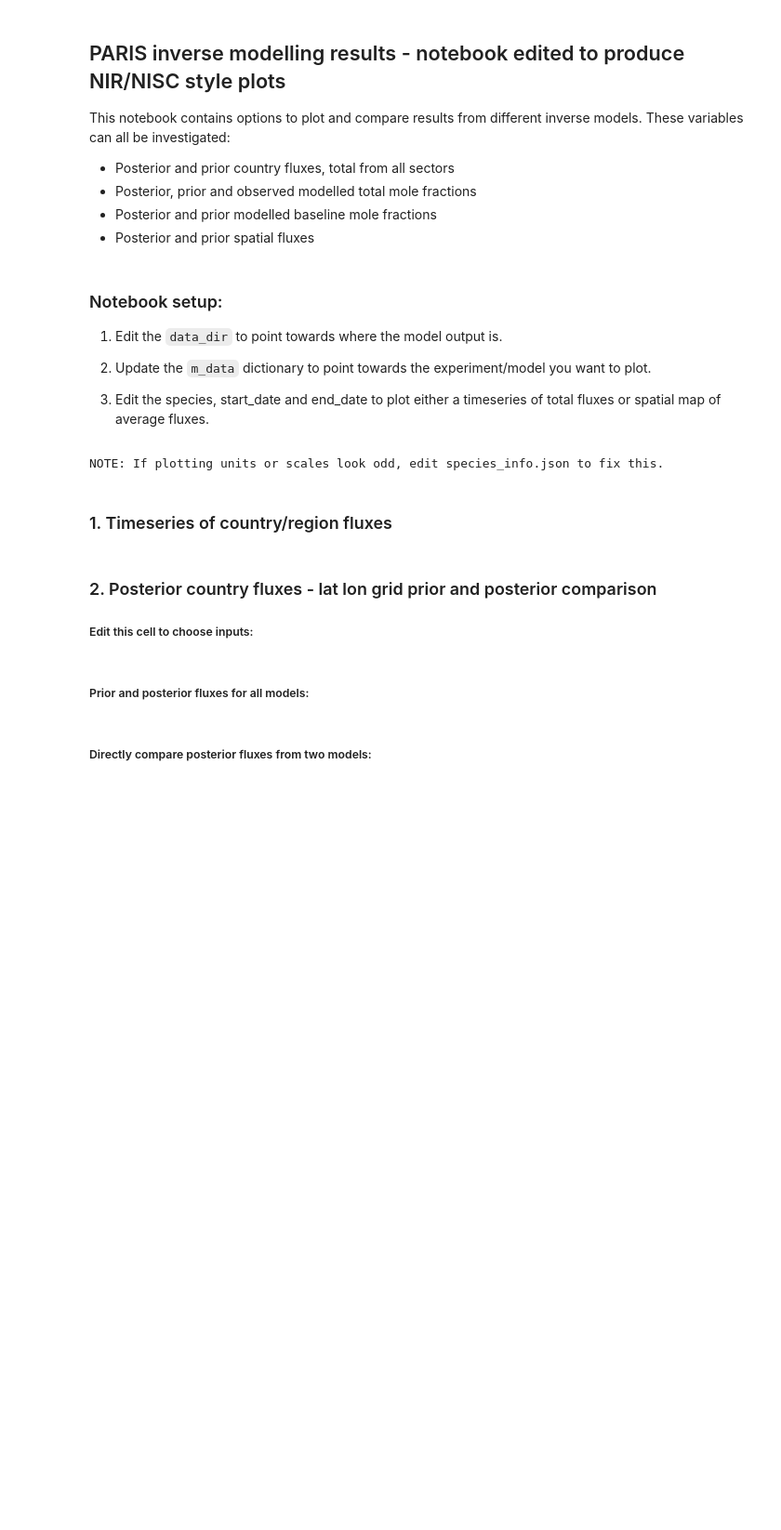
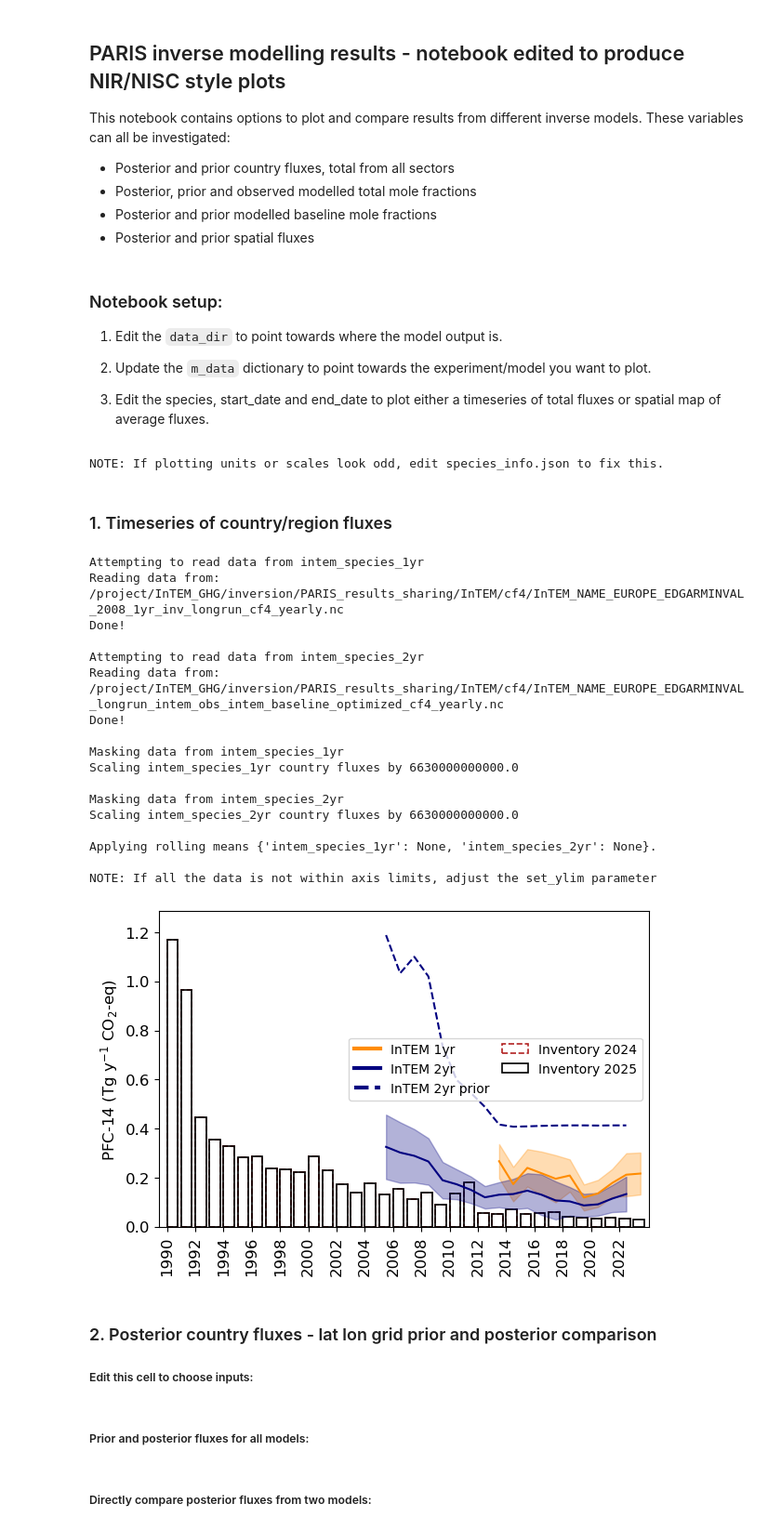
Before and after one commit to openghg/fluxie, a Jupyter notebook: PARIS_inversion_results_NISC.ipynb, the cells around one changed output. Shown: that part at 93% size. Drawn from its saved outputs; the diff is of its cells as text; code cells hidden in the pictures; blank space fills up the shorter version.

Commit message:
added back in option to plot prior mean

```diff
--- a/PARIS_inversion_results_NISC.ipynb
+++ b/PARIS_inversion_results_NISC.ipynb
@@ -219,35 +219,55 @@ for species in species_all:
     inventory_years = ['2024','2025'] #If None, plots most recent. Or can choose list of years: ['2022','2023']. Uncertainties only plotted for most recent year.
     fix_y_axes = False #if True: all y axis limits are the same, if False: each y axis is relative to the data
                         #if a list of floats (e.g. [0,0.1]) applies these limit to all axes
+    plot_prior = [False,True] #if True, plots prior mean as a dashed line for all models, if list of [True,False] only plots prior for selected models
     add_prior_unc = False #if True: plots prior uncertainty as shaded area
     set_global_leg = False #If True, plots one single legend instead of one legend per subplot.
     country_codes_as_titles = False #If True, lists 3-letter country codes under region names in subplot titles
     skip_country_title = True
     plot_separate = True #If True, includes all model results as separate lines
     plot_combined = False #If True, combined results, averaged from all models
     resample = None #If None, no resample is done. Else resample the data to the given period (options 'year' and 'season' for yearly and seasonal averages)
     resample_uncert_correlation = False #If True, uses mean uncertainty during resampling, if False, recalculates uncertainty assuming no correlation
     plot_resample_and_original = False #If True, plots both the resampled and original data
     period_override = None #use to override standard inversion periods, must be a list the same length as models, e.g. ['monthly','yearly']
     plot_grid = False #If True, includes background light grey gridlines
     nir_style_plot = True
     rolling_mean = [None,None] #If None, does not average results. If set to a number or a list of numbers, a rolling mean will be applied over this many periods (e.g. 3)
     ###################################
 
     fig = func.plot_country_flux(ds_all_flux_scaled,species,regions,
                                 s_data,m_data,model_colors,start_date,end_date,ppt_mode,scale_co2eq,
-                                plot_inventory,inventory_years,data_dir,fix_y_axes,
+                                plot_inventory,inventory_years,data_dir,fix_y_axes,plot_prior,
                                 add_prior_unc,set_global_leg,country_codes_as_titles=country_codes_as_titles,
                                 skip_country_title=skip_country_title,
                                 plot_separate=plot_separate,plot_combined=plot_combined,
                                 resample=resample,resample_uncert_correlation=resample_uncert_correlation,
                                 plot_resample_and_original=plot_resample_and_original,
                                 period_override=period_override,
                                 plot_grid=plot_grid,inventory_start_date=inventory_start_date,
                                 nir_style_plot=nir_style_plot,rolling_mean=rolling_mean)
 
     if save == True:
         fig.savefig(output_path,bbox_inches='tight',pad_inches=0.2,dpi=300)
+# %% [output]
+Attempting to read data from intem_species_1yr
+Reading data from: /project/InTEM_GHG/inversion/PARIS_results_sharing/InTEM/cf4/InTEM_NAME_EUROPE_EDGARMINVAL_2008_1yr_inv_longrun_cf4_yearly.nc
+Done!
+
+Attempting to read data from intem_species_2yr
+Reading data from: /project/InTEM_GHG/inversion/PARIS_results_sharing/InTEM/cf4/InTEM_NAME_EUROPE_EDGARMINVAL_longrun_intem_obs_intem_baseline_optimized_cf4_yearly.nc
+Done!
+
+Masking data from intem_species_1yr
+Scaling intem_species_1yr country fluxes by 6630000000000.0
+
+Masking data from intem_species_2yr
+Scaling intem_species_2yr country fluxes by 6630000000000.0
+
+Applying rolling means {'intem_species_1yr': None, 'intem_species_2yr': None}.
+
+NOTE: If all the data is not within axis limits, adjust the set_ylim parameter
+[figure, added]
 # %% [markdown]
 ### 2. Posterior country fluxes - lat lon grid prior and posterior comparison
 
```
Also changed, not shown: 1 other file.
